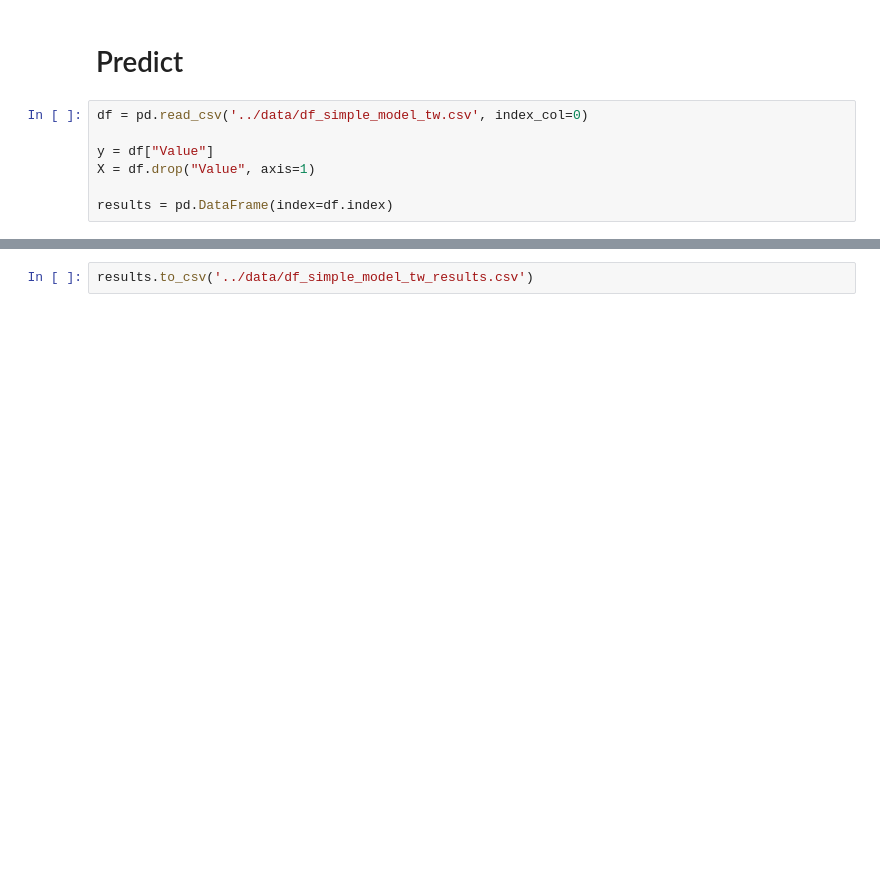
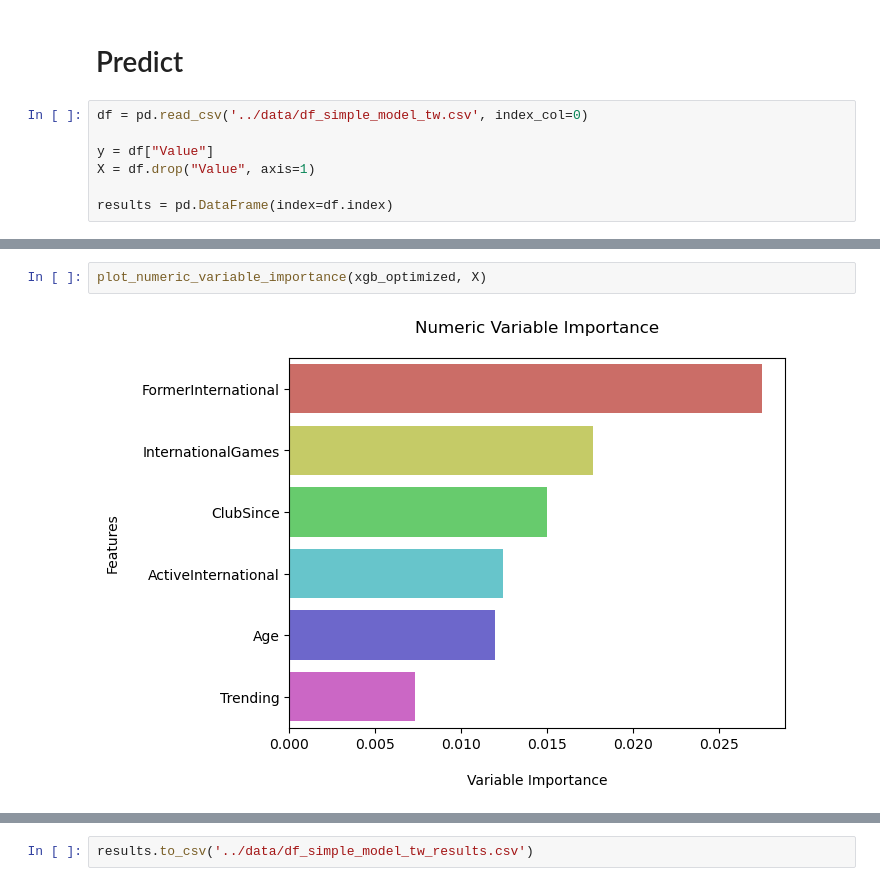
Before and after one commit to onzolof/FootballPredictions, a Jupyter notebook: analysis/simple_model_tw.ipynb, the cells around one changed output, grey strips where cells are left out. Cells and saved outputs as stored; diff of their text form; blank space fills up the shorter version.

Commit message:
optimized simple model for tw

```diff
--- a/analysis/simple_model_tw.ipynb
+++ b/analysis/simple_model_tw.ipynb
@@ -21,3 +41,7 @@ plot_variable_importance(xgb_optimized, X, n=20)
+# %%
+plot_numeric_variable_importance(xgb_optimized, X)
+# %% [output]
+[figure, added]
 # %%
 y_pred_xgb = xgb_optimized.predict(X)
 results['PredictedValueSimpleModelXGB'] = y_pred_xgb
```
Also changed, not shown: parts of 6 cells of this notebook, 5 other files.
